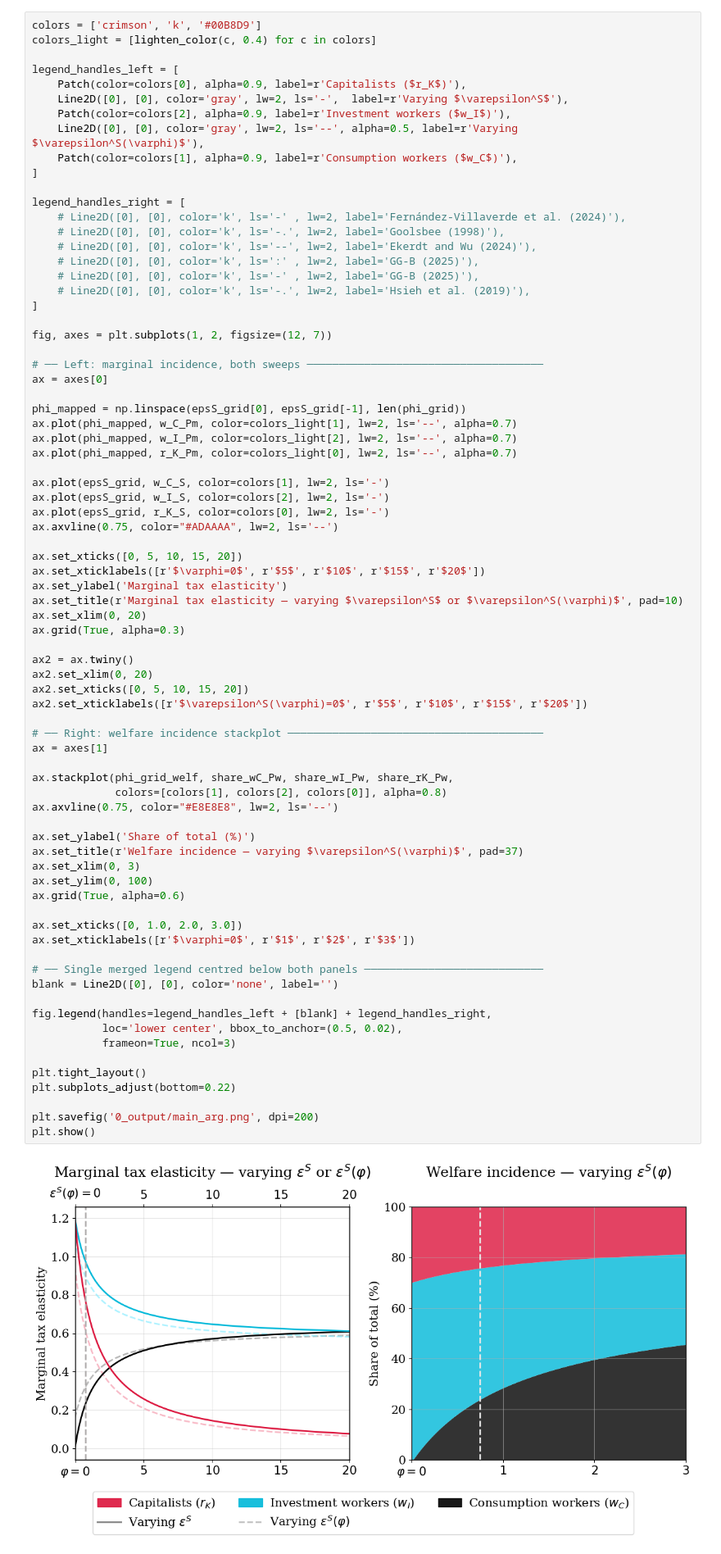
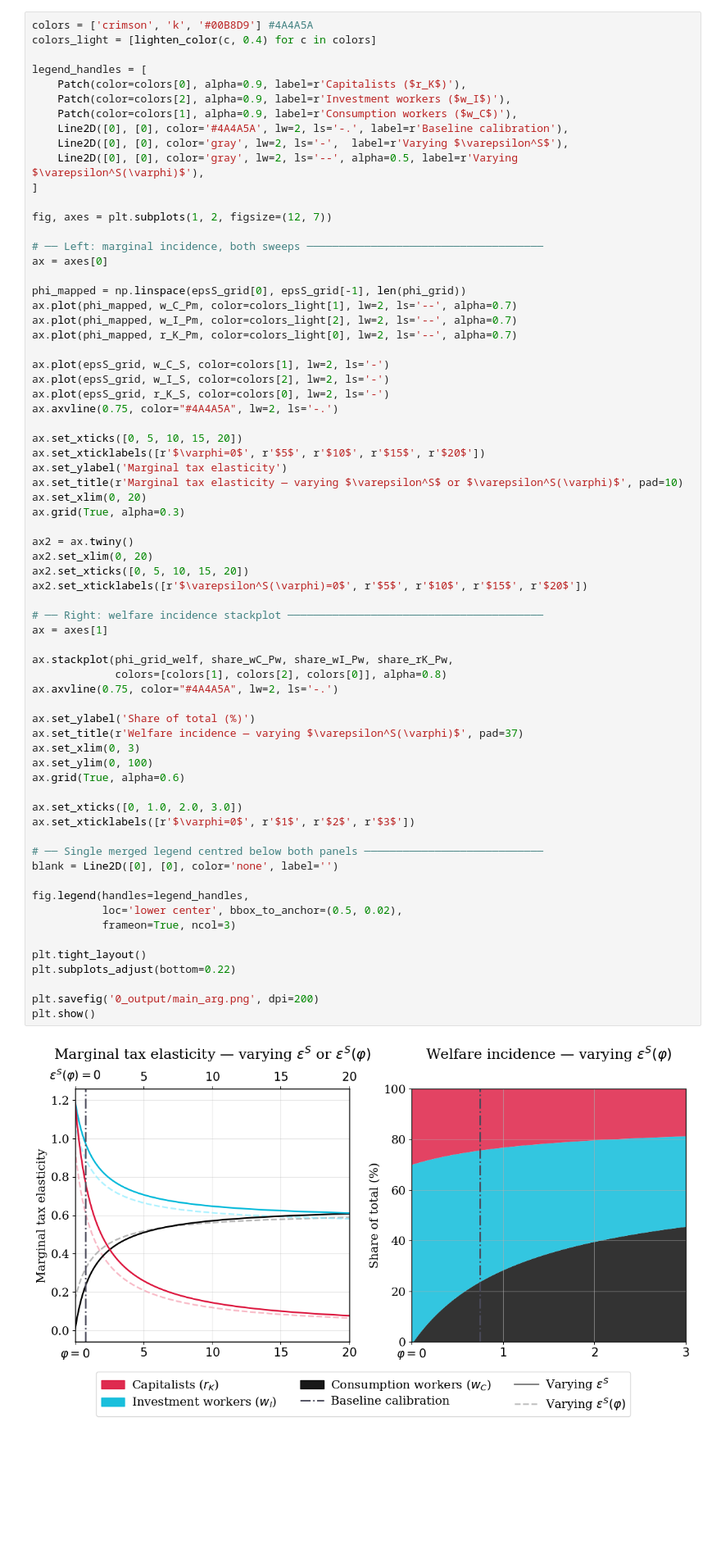
Before and after one commit to cfn368/ba_capinc, a Jupyter notebook: 7_comparative_statics.ipynb, the cells around one changed output. Shown at 82% size. Saved outputs shown, nothing was run; the diff lists cells and outputs as text; blank space fills up the shorter version.

```diff
--- a/7_comparative_statics.ipynb
+++ b/7_comparative_statics.ipynb
@@ -191,24 +191,16 @@ def lighten_color(color, amount=0.5):
     c = colorsys.rgb_to_hls(*mc.to_rgb(c))
     return colorsys.hls_to_rgb(c[0], 1 - amount * (1 - c[1]), c[2])
 # %%
-colors = ['crimson', 'k', '#00B8D9']
+colors = ['crimson', 'k', '#00B8D9'] #4A4A5A
 colors_light = [lighten_color(c, 0.4) for c in colors]
 
-legend_handles_left = [
+legend_handles = [
     Patch(color=colors[0], alpha=0.9, label=r'Capitalists ($r_K$)'),
+    Patch(color=colors[2], alpha=0.9, label=r'Investment workers ($w_I$)'),
+    Patch(color=colors[1], alpha=0.9, label=r'Consumption workers ($w_C$)'),
+    Line2D([0], [0], color='#4A4A5A', lw=2, ls='-.', label=r'Baseline calibration'),
     Line2D([0], [0], color='gray', lw=2, ls='-',  label=r'Varying $\varepsilon^S$'),
-    Patch(color=colors[2], alpha=0.9, label=r'Investment workers ($w_I$)'),
     Line2D([0], [0], color='gray', lw=2, ls='--', alpha=0.5, label=r'Varying $\varepsilon^S(\varphi)$'),
-    Patch(color=colors[1], alpha=0.9, label=r'Consumption workers ($w_C$)'),
-]
-
-legend_handles_right = [
-    # Line2D([0], [0], color='k', ls='-' , lw=2, label='Fernández-Villaverde et al. (2024)'),
-    # Line2D([0], [0], color='k', ls='-.', lw=2, label='Goolsbee (1998)'),
-    # Line2D([0], [0], color='k', ls='--', lw=2, label='Ekerdt and Wu (2024)'),
-    # Line2D([0], [0], color='k', ls=':' , lw=2, label='GG-B (2025)'),
-    # Line2D([0], [0], color='k', ls='-' , lw=2, label='GG-B (2025)'),
-    # Line2D([0], [0], color='k', ls='-.', lw=2, label='Hsieh et al. (2019)'),
 ]
 
 fig, axes = plt.subplots(1, 2, figsize=(12, 7))
@@ -224,7 +216,7 @@ ax.plot(phi_mapped, r_K_Pm, color=colors_light[0], lw=2, ls='--', alpha=0.7)
 ax.plot(epsS_grid, w_C_S, color=colors[1], lw=2, ls='-')
 ax.plot(epsS_grid, w_I_S, color=colors[2], lw=2, ls='-')
 ax.plot(epsS_grid, r_K_S, color=colors[0], lw=2, ls='-')
-ax.axvline(0.75, color="#ADAAAA", lw=2, ls='--')
+ax.axvline(0.75, color="#4A4A5A", lw=2, ls='-.')
 
 ax.set_xticks([0, 5, 10, 15, 20])
 ax.set_xticklabels([r'$\varphi=0$', r'$5$', r'$10$', r'$15$', r'$20$'])
@@ -238,36 +230,36 @@ ax2.set_xlim(0, 20)
 ax2.set_xticks([0, 5, 10, 15, 20])
 ax2.set_xticklabels([r'$\varepsilon^S(\varphi)=0$', r'$5$', r'$10$', r'$15$', r'$20$'])
 
 # ── Right: welfare incidence stackplot ────────────────────────────────────────
 ax = axes[1]
 
 ax.stackplot(phi_grid_welf, share_wC_Pw, share_wI_Pw, share_rK_Pw,
              colors=[colors[1], colors[2], colors[0]], alpha=0.8)
-ax.axvline(0.75, color="#E8E8E8", lw=2, ls='--')
+ax.axvline(0.75, color="#4A4A5A", lw=2, ls='-.')
 
 ax.set_ylabel('Share of total (%)')
 ax.set_title(r'Welfare incidence — varying $\varepsilon^S(\varphi)$', pad=37)
 ax.set_xlim(0, 3)
 ax.set_ylim(0, 100)
 ax.grid(True, alpha=0.6)
 
 ax.set_xticks([0, 1.0, 2.0, 3.0])
 ax.set_xticklabels([r'$\varphi=0$', r'$1$', r'$2$', r'$3$'])
 
 # ── Single merged legend centred below both panels ────────────────────────────
 blank = Line2D([0], [0], color='none', label='')
 
-fig.legend(handles=legend_handles_left + [blank] + legend_handles_right,
+fig.legend(handles=legend_handles,
            loc='lower center', bbox_to_anchor=(0.5, 0.02),
            frameon=True, ncol=3)
 
 plt.tight_layout()
 plt.subplots_adjust(bottom=0.22)
 
 plt.savefig('0_output/main_arg.png', dpi=200)
 plt.show()
 # %% [output]
-[figure, old version]
+[figure, new version]
 # %%
 # # ── Figure 2: welfare incidence (single panel) ───────────────────────────────
 # legend_handles = [
```
Also changed, not shown: 26 other files.
